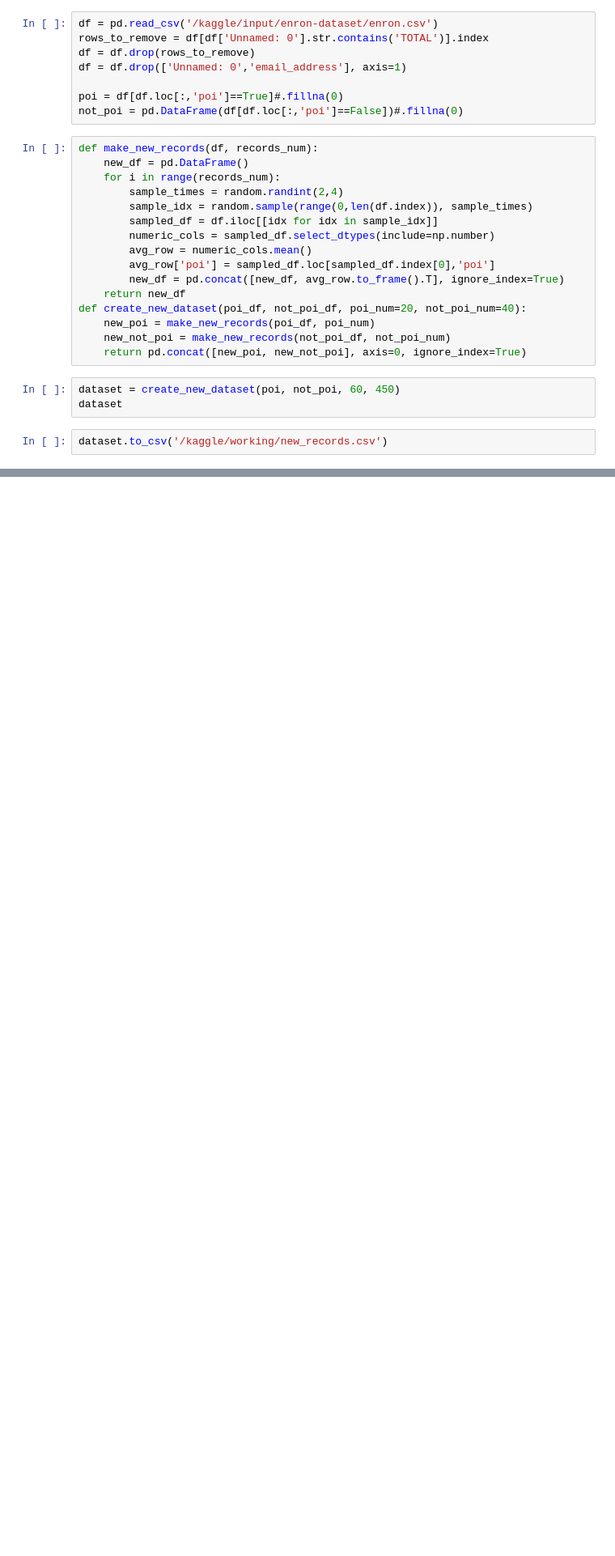
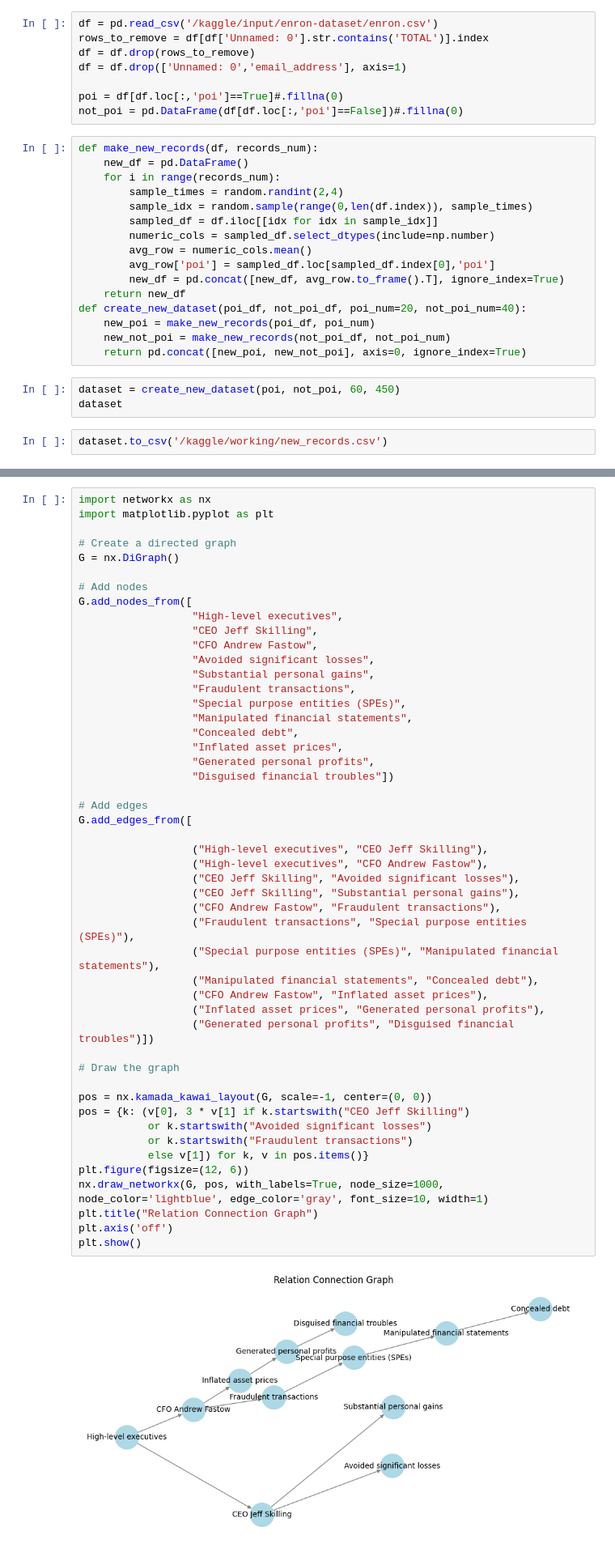
Before and after one commit to Xavier1999-Chen/Finacial-Fraud-Scenario-Identification, a Jupyter notebook: Fraud Scenario Creation/7410-mini-case-study-fraud-scenario-creation.ipynb, the cells around one changed output, grey strips where cells are left out. Shown at 81% size. Cells and saved outputs as stored; diff of their text form; blank space fills up the shorter version.

```diff
--- a/Fraud Scenario Creation/7410-mini-case-study-fraud-scenario-creation.ipynb
+++ b/Fraud Scenario Creation/7410-mini-case-study-fraud-scenario-creation.ipynb
@@ -66,0 +67,51 @@ plt.show()
+# %%
+import networkx as nx
+import matplotlib.pyplot as plt
+
+# Create a directed graph
+G = nx.DiGraph()
+
+# Add nodes
+G.add_nodes_from([
+                  "High-level executives",
+                  "CEO Jeff Skilling",
+                  "CFO Andrew Fastow",
+                  "Avoided significant losses",
+                  "Substantial personal gains",
+                  "Fraudulent transactions",
+                  "Special purpose entities (SPEs)",
+                  "Manipulated financial statements",
+                  "Concealed debt",
+                  "Inflated asset prices",
+                  "Generated personal profits",
+                  "Disguised financial troubles"])
+
+# Add edges
+G.add_edges_from([
+
+                  ("High-level executives", "CEO Jeff Skilling"),
+                  ("High-level executives", "CFO Andrew Fastow"),
+                  ("CEO Jeff Skilling", "Avoided significant losses"),
+                  ("CEO Jeff Skilling", "Substantial personal gains"),
+                  ("CFO Andrew Fastow", "Fraudulent transactions"),
+                  ("Fraudulent transactions", "Special purpose entities (SPEs)"),
+                  ("Special purpose entities (SPEs)", "Manipulated financial statements"),
+                  ("Manipulated financial statements", "Concealed debt"),
+                  ("CFO Andrew Fastow", "Inflated asset prices"),
+                  ("Inflated asset prices", "Generated personal profits"),
+                  ("Generated personal profits", "Disguised financial troubles")])
+
+# Draw the graph
+
+pos = nx.kamada_kawai_layout(G, scale=-1, center=(0, 0))
+pos = {k: (v[0], 3 * v[1] if k.startswith("CEO Jeff Skilling")
+           or k.startswith("Avoided significant losses")
+           or k.startswith("Fraudulent transactions")
+           else v[1]) for k, v in pos.items()}
+plt.figure(figsize=(12, 6))
+nx.draw_networkx(G, pos, with_labels=True, node_size=1000, node_color='lightblue', edge_color='gray', font_size=10, width=1)
+plt.title("Relation Connection Graph")
+plt.axis('off')
+plt.show()
+# %% [output]
+[figure, added]
```
Also changed, not shown: parts of 1 cell of this notebook.
